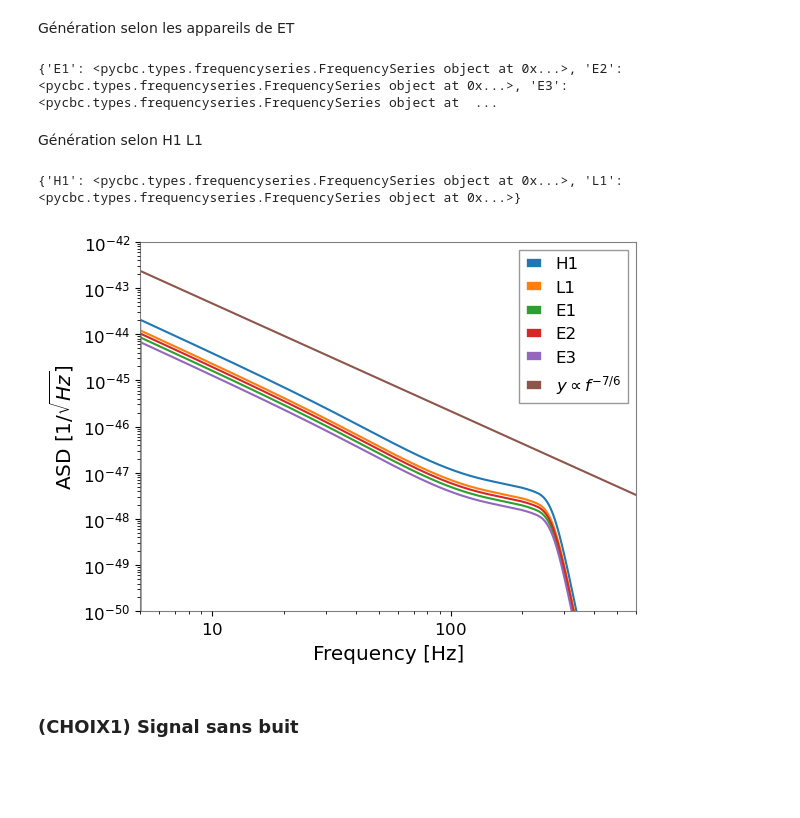
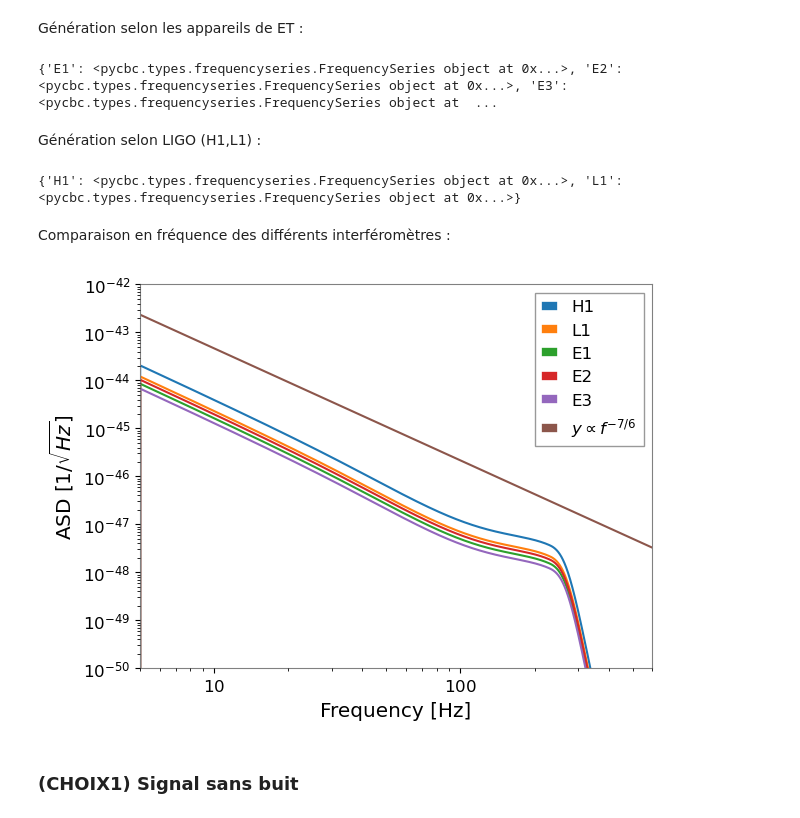
Before and after one commit to Glorieux-Victor/Internship_Victor_CBC_ET, a Jupyter notebook: likelihood_gaussian_pycbc_adrian.ipynb, the cells around one changed output. Saved outputs shown, nothing was run; the diff lists cells and outputs as text; code cells hidden in the pictures; blank space fills up the shorter version.

```diff
--- a/likelihood_gaussian_pycbc_adrian.ipynb
+++ b/likelihood_gaussian_pycbc_adrian.ipynb
@@ -37,47 +40,39 @@ cbc_params['f_lower'] =  fmin
 # %% [markdown]
-Génération selon les appareils de ET
+Génération selon les appareils de ET :
 # %%
-# Définition du générateur
-generator = FDomainDetFrameGenerator(
-    FDomainCBCGenerator, 0., detectors=['E1', 'E2', 'E3'],
-    delta_f=1./seglen, **cbc_params)
-
-# Génération du signal
-signal = generator.generate()
-print(signal)
+signalGW_ET = signal.signal_ET()
+print(signalGW_ET)
 # %% [output]
 {'E1': <pycbc.types.frequencyseries.FrequencySeries object at 0x...>, 'E2': <pycbc.types.frequencyseries.FrequencySeries object at 0x...>, 'E3': <pycbc.types.frequencyseries.FrequencySeries object at  ...
 # %% [markdown]
-Génération selon H1 L1
+Génération selon LIGO (H1,L1) :
 # %%
-# Définition du générateur
-generator_H1L1 = FDomainDetFrameGenerator(
-    FDomainCBCGenerator, 0., detectors=['H1', 'L1'],
-    delta_f=1./seglen, **cbc_params)
-
-# Génération du signal
-signal_H1L1 = generator_H1L1.generate()
-print(signal_H1L1)
+signalGW_LIGO = signal.signal_LIGO()
+print(signalGW_LIGO)
 # %% [output]
 {'H1': <pycbc.types.frequencyseries.FrequencySeries object at 0x...>, 'L1': <pycbc.types.frequencyseries.FrequencySeries object at 0x...>}
+# %% [markdown]
+Comparaison en fréquence des différents interféromètres :
 # %%
-plt.loglog(signal_H1L1['H1'].get_sample_frequencies(), np.abs(signal_H1L1['H1'])**2,label='H1')
-plt.loglog(signal_H1L1['L1'].get_sample_frequencies(), np.abs(signal_H1L1['L1'])**2, label='L1')
-plt.loglog(signal['E1'].get_sample_frequencies(), np.abs(signal['E1'])**2,label='E1')
-plt.loglog(signal['E2'].get_sample_frequencies(), np.abs(signal['E2'])**2,label='E2')
-plt.loglog(signal['E3'].get_sample_frequencies(), np.abs(signal['E3'])**2,label='E3')
+plt.loglog(signalGW_LIGO['H1'].get_sample_frequencies(), np.abs(signalGW_LIGO['H1'])**2,label='H1')
+plt.loglog(signalGW_LIGO['L1'].get_sample_frequencies(), np.abs(signalGW_LIGO['L1'])**2, label='L1')
+plt.loglog(signalGW_ET['E1'].get_sample_frequencies(), np.abs(signalGW_ET['E1'])**2,label='E1')
+plt.loglog(signalGW_ET['E2'].get_sample_frequencies(), np.abs(signalGW_ET['E2'])**2,label='E2')
+plt.loglog(signalGW_ET['E3'].get_sample_frequencies(), np.abs(signalGW_ET['E3'])**2,label='E3')
 
 plt.xlabel('Frequency [Hz]')
 plt.ylabel(r'ASD [1/$\sqrt{Hz}]$')
-y = signal_H1L1['H1'].get_sample_frequencies()**(-7/3)
+y = signalGW_LIGO['H1'].get_sample_frequencies()**(-7/3)
 #plt.loglog(signal_H1L1['H1'].get_sample_frequencies(), 1e-41*y, label=r'$y\propto f^{-7/6}$')
-plt.loglog(signal['E1'].get_sample_frequencies(), 1e-41*y, label=r'$y\propto f^{-7/6}$')
+plt.loglog(signalGW_ET['E1'].get_sample_frequencies(), 1e-41*y, label=r'$y\propto f^{-7/6}$')
 plt.legend()
 plt.ylim(1e-50, 1e-42)
 plt.xlim(5, 600)
 plt.grid()
+plt.tight_layout()
+plt.savefig('Telescopes_ET_LIGO_comparaison')
 # %% [output]
-[figure, old version]
+[figure, new version]
 # %% [markdown]
 ### (CHOIX1) Signal sans buit
 # %%
```
Also changed, not shown: parts of 17 cells of this notebook, 4 other files.
